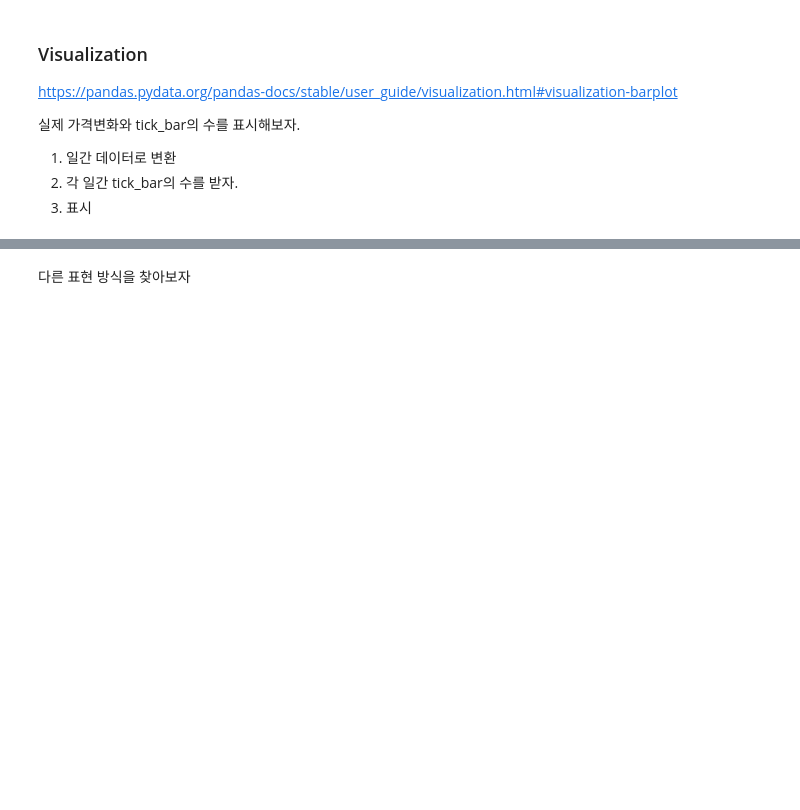
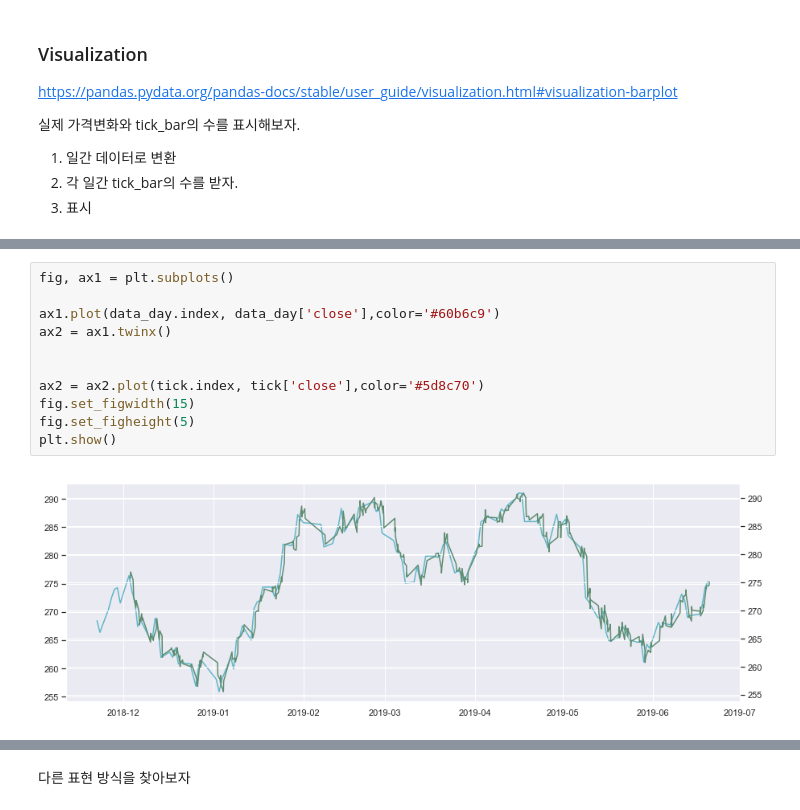
Before and after one commit to kooBH/FinanceServer, a Jupyter notebook: DE_PRADO/ch2.ipynb, the cells around one changed output, grey strips where cells are left out. Cells and saved outputs as stored; diff of their text form; blank space fills up the shorter version.

```diff
--- a/DE_PRADO/ch2.ipynb
+++ b/DE_PRADO/ch2.ipynb
@@ -512,0 +554,13 @@ plt.show()
+# %%
+fig, ax1 = plt.subplots()
+
+ax1.plot(data_day.index, data_day['close'],color='#60b6c9')
+ax2 = ax1.twinx()
+
+
+ax2 = ax2.plot(tick.index, tick['close'],color='#5d8c70')
+fig.set_figwidth(15)
+fig.set_figheight(5)
+plt.show()
+# %% [output]
+[figure, added]
```
Also changed, not shown: parts of 7 cells of this notebook.
